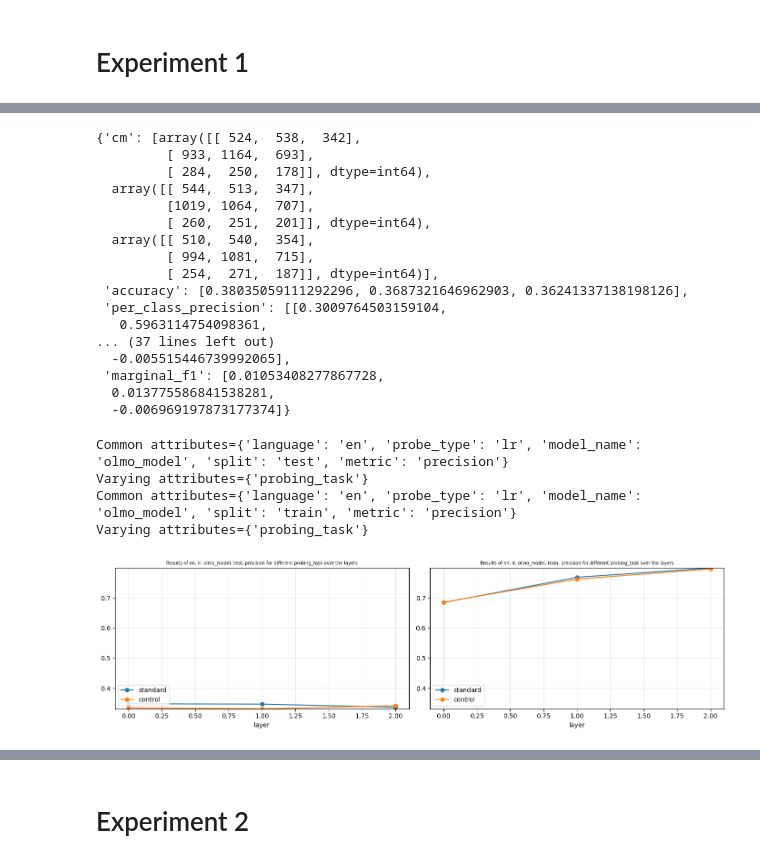
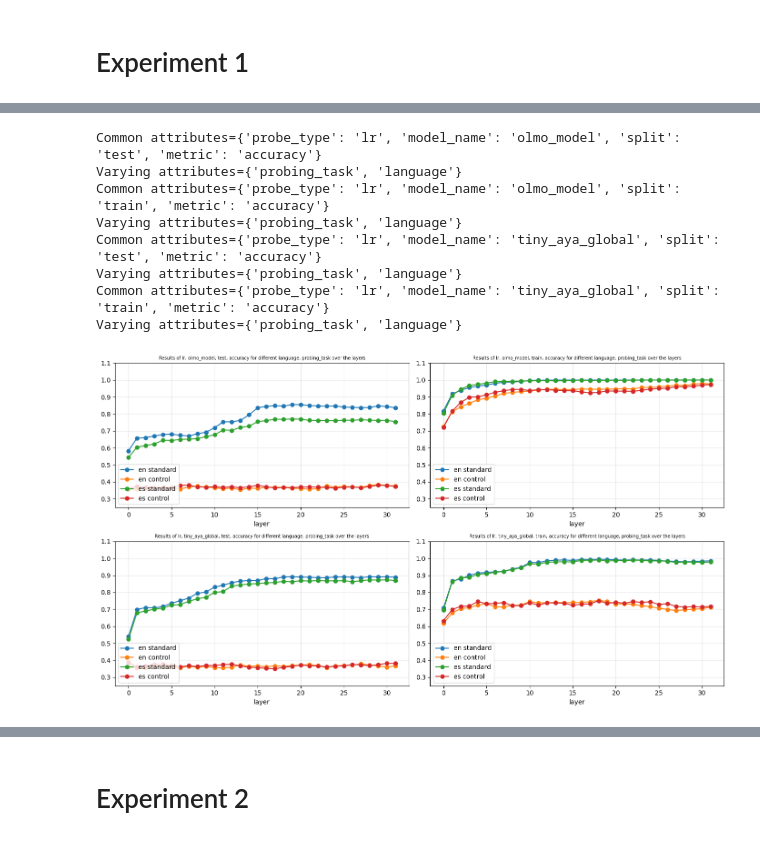
Before and after one commit to Zawezu/probing_nli, a Jupyter notebook: experiments_manager.ipynb, the cells around one changed output, grey strips where cells are left out. Cells and saved outputs as stored; diff of their text form; code cells hidden in the pictures.

Commit message:
Improve plotting code to allow for any plot combination

```diff
--- a/experiments_manager.ipynb
+++ b/experiments_manager.ipynb
@@ -43,6 +35,14 @@ Using custom configuration
 # %%
+limited_layers = False
+if limited_layers:
+    num_layers = 3
+
+force_probe_creation: bool = False
+
 save_results: bool = True
 
+ic(limited_layers, force_probe_creation, save_results)
+
 run_experiment_1(languages, "standard", "control", probe_type, model_names, force_probe_creation, num_layers=num_layers, save_results=save_results)
 # %% [output]
 Running experiment 1 instance. en, control, lr, olmo_model
@@ -66,49 +72,17 @@ Saved result to experiment_results\experiment_1\en,standard,lr,olmo_model.pkl
  <experiment_common_code.ExperimentResult at 0x...>]
-# %%
-exp_result: ExperimentResult = ExperimentResult.get_from_file(
-                    1, "en", "standard", probe_type, "olmo_model"
-                )
-
-exp_result.metrics["test"]
-# %% [output]
-{'cm': [array([[ 524,  538,  342],
-         [ 933, 1164,  693],
-         [ 284,  250,  178]], dtype=int64),
-  array([[ 544,  513,  347],
-         [1019, 1064,  707],
-         [ 260,  251,  201]], dtype=int64),
-  array([[ 510,  540,  354],
-         [ 994, 1081,  715],
-         [ 254,  271,  187]], dtype=int64)],
- 'accuracy': [0.38035059111292296, 0.3687321646962903, 0.36241337138198126],
- 'per_class_precision': [[0.3009764503159104,
-   0.5963114754098361,
-... (37 lines left out)
-  -0.005515446739992065],
- 'marginal_f1': [0.01053408277867728,
-  0.013775586841538281,
-  -0.006969197873177374]}
 # %%
-plots_to_make: list[list[tuple[ExperimentResult, str, str]]] = []
-for model_name in model_names:
-    for split in ["test", "train"]:
-        # Get all the experiments for this model across all languages and probing_tasks
-        experiments_in_plot: list[tuple[ExperimentResult, str, str]] = []
-        for language in languages:
-            for probing_task in ["standard", "control"]:
-                exp_result: ExperimentResult = ExperimentResult.get_from_file(
-                    1, language, probing_task, probe_type, model_name
-                )
-                experiments_in_plot.append((exp_result, split, "precision"))
-                # experiments_in_plot.append((exp_result, split, "baseline_constant_accuracy"))
-                # print(exp_result.metrics[split])
+# Get list of plots showing accuracy
+plots_to_make = get_list_of_plots(model_names, ["test", "train"], languages, ["standard", "control"], probe_type, 1, "accuracy")
 
-        plots_to_make.append(experiments_in_plot)
 # Make some plots
 plot_metrics_by_group(plots_to_make, "layer", show=True)
 # %% [output]
-Common attributes={'language': 'en', 'probe_type': 'lr', 'model_name': 'olmo_model', 'split': 'test', 'metric': 'precision'}
-Varying attributes={'probing_task'}
-Common attributes={'language': 'en', 'probe_type': 'lr', 'model_name': 'olmo_model', 'split': 'train', 'metric': 'precision'}
-Varying attributes={'probing_task'}
+Common attributes={'probe_type': 'lr', 'model_name': 'olmo_model', 'split': 'test', 'metric': 'accuracy'}
+Varying attributes={'probing_task', 'language'}
+Common attributes={'probe_type': 'lr', 'model_name': 'olmo_model', 'split': 'train', 'metric': 'accuracy'}
+Varying attributes={'probing_task', 'language'}
+Common attributes={'probe_type': 'lr', 'model_name': 'tiny_aya_global', 'split': 'test', 'metric': 'accuracy'}
+Varying attributes={'probing_task', 'language'}
+Common attributes={'probe_type': 'lr', 'model_name': 'tiny_aya_global', 'split': 'train', 'metric': 'accuracy'}
+Varying attributes={'probing_task', 'language'}
-[figure, old version]
+[figure, new version]
```
Also changed, not shown: parts of 11 cells of this notebook, 3 other files.
